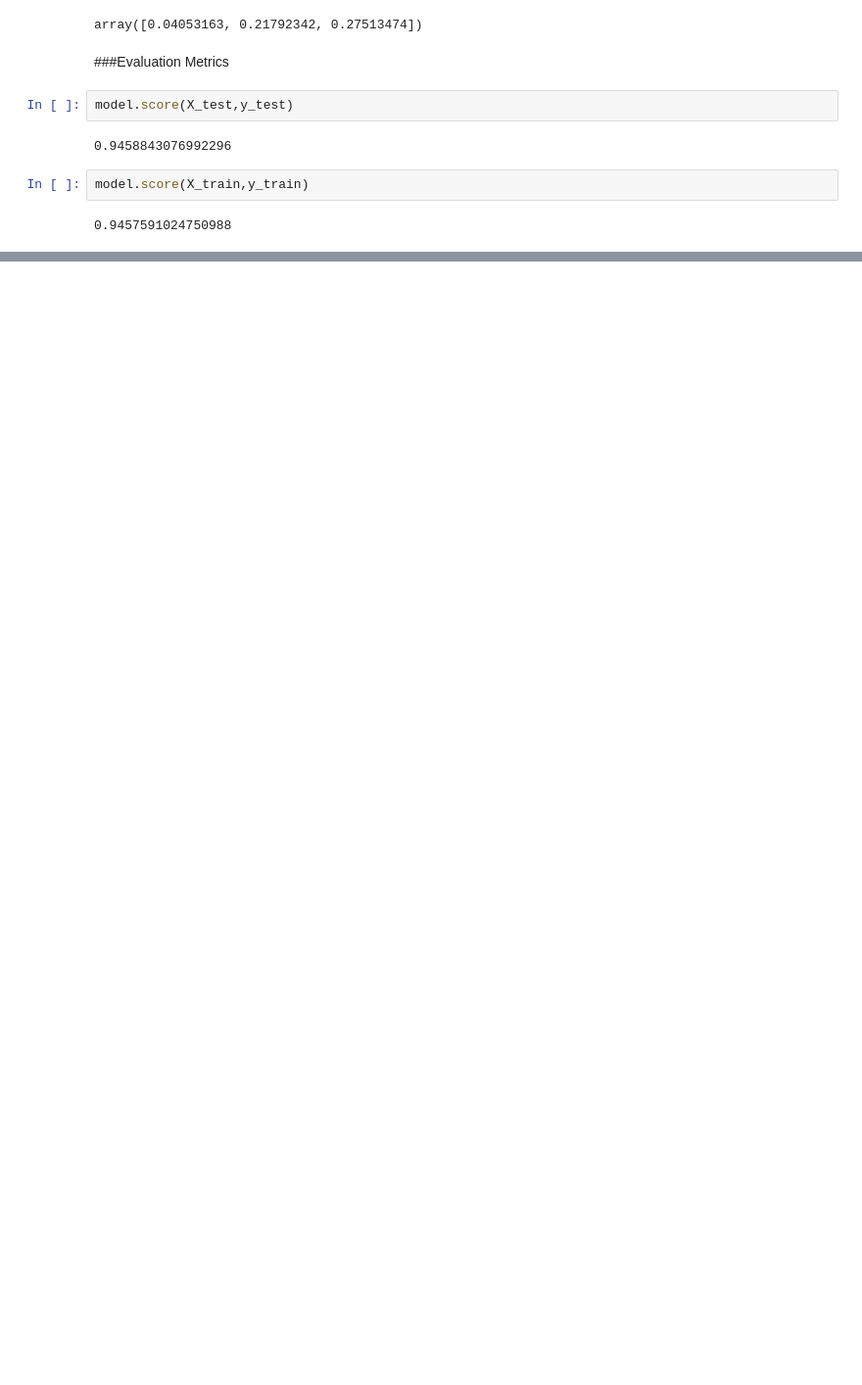
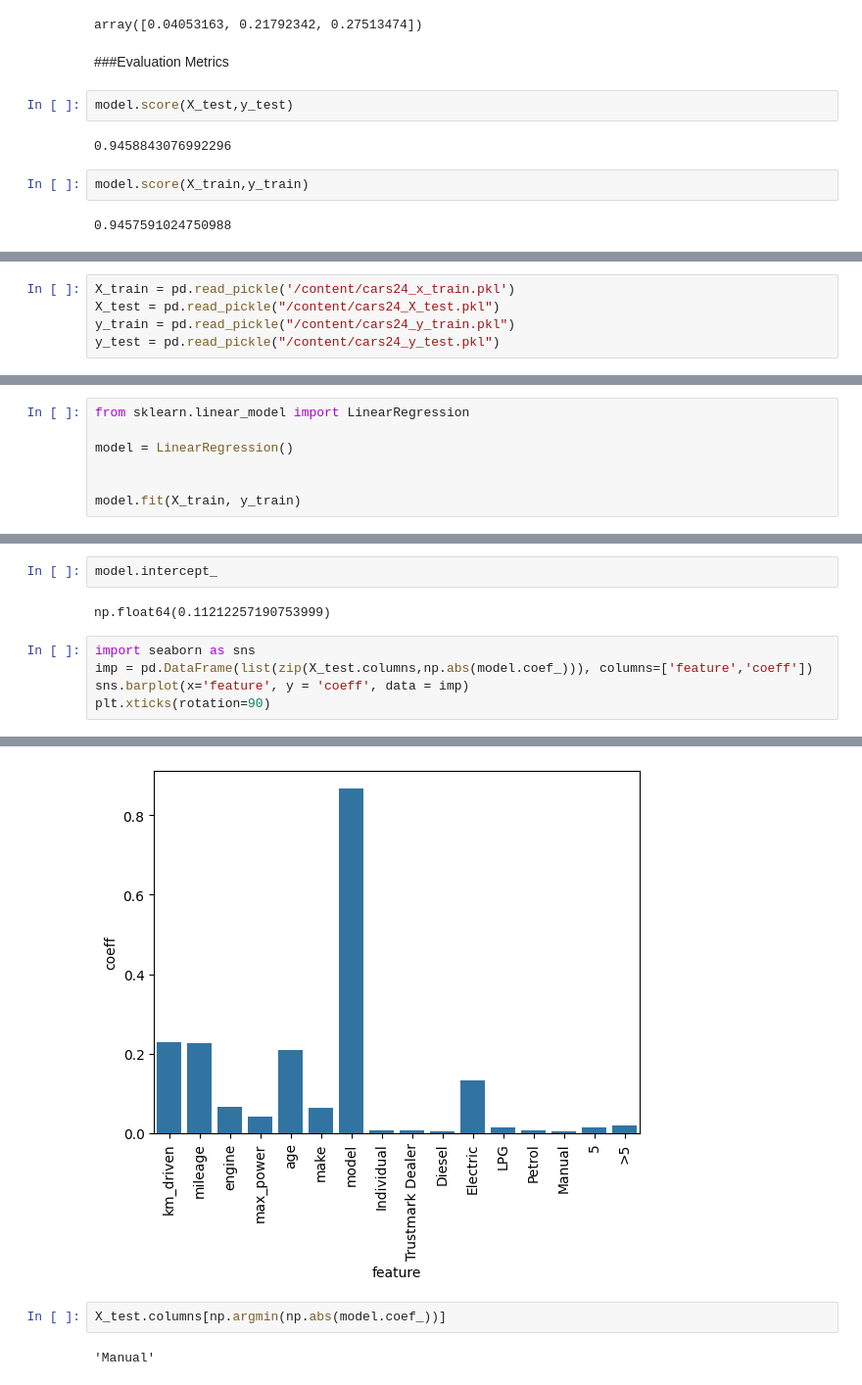
Before and after one commit to sr606/Machine-Learning_Practices, a Jupyter notebook: Linear_Regression_1_Notebook.ipynb, the cells around one changed output, grey strips where cells are left out. Shown: that part at 98% size. Cells and saved outputs as stored; diff of their text form; blank space fills up the shorter version.

```diff
--- a/Linear_Regression_1_Notebook.ipynb
+++ b/Linear_Regression_1_Notebook.ipynb
@@ -255,0 +281,5 @@ model.score(X_train,y_train)
+# %%
+X_train = pd.read_pickle('/content/cars24_x_train.pkl')
+X_test = pd.read_pickle("/content/cars24_X_test.pkl")
+y_train = pd.read_pickle("/content/cars24_y_train.pkl")
+y_test = pd.read_pickle("/content/cars24_y_test.pkl")
@@ -255,0 +308,7 @@ model.score(X_train,y_train)
+# %%
+from sklearn.linear_model import LinearRegression
+
+model = LinearRegression()
+
+
+model.fit(X_train, y_train)
@@ -255,0 +324,10 @@ model.score(X_train,y_train)
+# %%
+model.intercept_
+# %% [output]
+np.float64(0.11212257190753999)
+# %%
+import seaborn as sns
+imp = pd.DataFrame(list(zip(X_test.columns,np.abs(model.coef_))), columns=['feature','coeff'])
+sns.barplot(x='feature', y = 'coeff', data = imp)
+plt.xticks(rotation=90)
+# %% [output]
@@ -255,0 +351,5 @@ model.score(X_train,y_train)
+[figure, added]
+# %%
+X_test.columns[np.argmin(np.abs(model.coef_))]
+# %% [output]
+'Manual'
```
Also changed, not shown: parts of 21 cells of this notebook.
